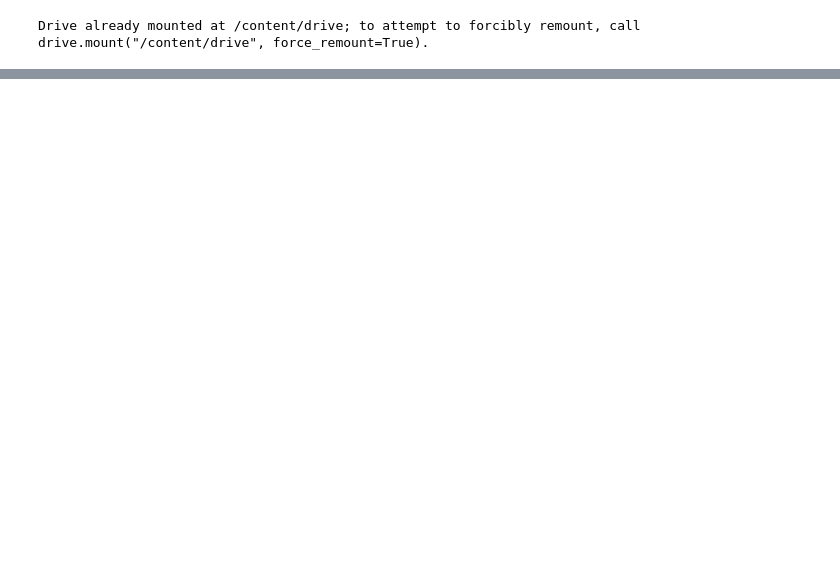
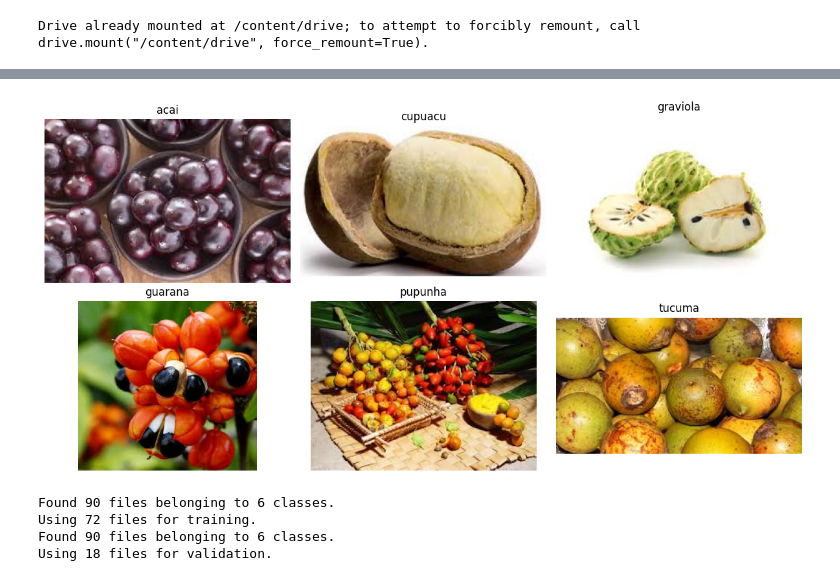
Before and after one commit to PratikKarki106/Artificial-Intelligence-And-Machine-Learning-Materials, a Jupyter notebook: PratikKarki_Week6.ipynb, the cells around one changed output, grey strips where cells are left out. Cells and saved outputs as stored; diff of their text form; code cells hidden in the pictures; blank space fills up the shorter version.

Commit message:
Refactor of week 6

```diff
--- a/PratikKarki_Week6.ipynb
+++ b/PratikKarki_Week6.ipynb
@@ -482,0 +8,3 @@ model.compile(optimizer=Adam(), loss='categorical_crossentropy', metrics=['accur
+# %%
+train_df = '/content/drive/MyDrive/Artificial-Intelligence-And-Machine-Learning-Materials/Week 5/FruitinAmazon/train'
+test_df = '/content/drive/MyDrive/Artificial-Intelligence-And-Machine-Learning-Materials/Week 5/FruitinAmazon/test'
@@ -482,0 +21,8 @@ model.compile(optimizer=Adam(), loss='categorical_crossentropy', metrics=['accur
+# %%
+import os
+class_names = sorted(os.listdir(train_df))
+
+if not class_names:
+    print("No class directories found in the train")
+else:
+    print(f"Found {len(class_names)} \nclasses: {class_names}")
@@ -482,0 +84,60 @@ model.compile(optimizer=Adam(), loss='categorical_crossentropy', metrics=['accur
+# %%
+selected_images = []
+selected_labels = []
+
+for class_name in class_names:
+    class_path = os.path.join(train_df, class_name)
+    if os.path.isdir(class_path):
+        images = [img for img in os.listdir(class_path) if img.lower().endswith(('.png', '.jpg', '.jpeg'))]
+        if images:
+            selected_img = os.path.join(class_path, random.choice(images))
+            selected_images.append(selected_img)
+            selected_labels.append(class_name)
+# %%
+import matplotlib.image as mpimg
+
+num_classes = len(selected_images)
+cols = (num_classes + 1) // 2
+rows = 2
+
+fig, axes = plt.subplots(rows, cols, figsize=(12, 6))
+
+for i, ax in enumerate(axes.flat):
+    if i < num_classes:
+        img = mpimg.imread(selected_images[i])
+        ax.imshow(img)
+        ax.set_title(selected_labels[i])
+        ax.axis("off")
+    else:
+        ax.axis("off")
+
+plt.tight_layout()
+plt.show()
+# %% [output]
+[figure, added]
+# %%
+def load_datasets(dataset_path, img_size=(128, 128), batch_size=32):
+    train_ds = image_dataset_from_directory(
+        dataset_path,
+        validation_split=0.2,
+        subset="training",
+        seed=42,
+        image_size=img_size,
+        batch_size=batch_size
+    )
+    val_ds = image_dataset_from_directory(
+        dataset_path,
+        validation_split=0.2,
+        subset="validation",
+        seed=42,
+        image_size=img_size,
+        batch_size=batch_size
+    )
+    return train_ds, val_ds
+
+train_ds, val_ds = load_datasets(train_df)
+# %% [output]
+Found 90 files belonging to 6 classes.
+Using 72 files for training.
+Found 90 files belonging to 6 classes.
+Using 18 files for validation.
```
Also changed, not shown: parts of 43 cells of this notebook.
